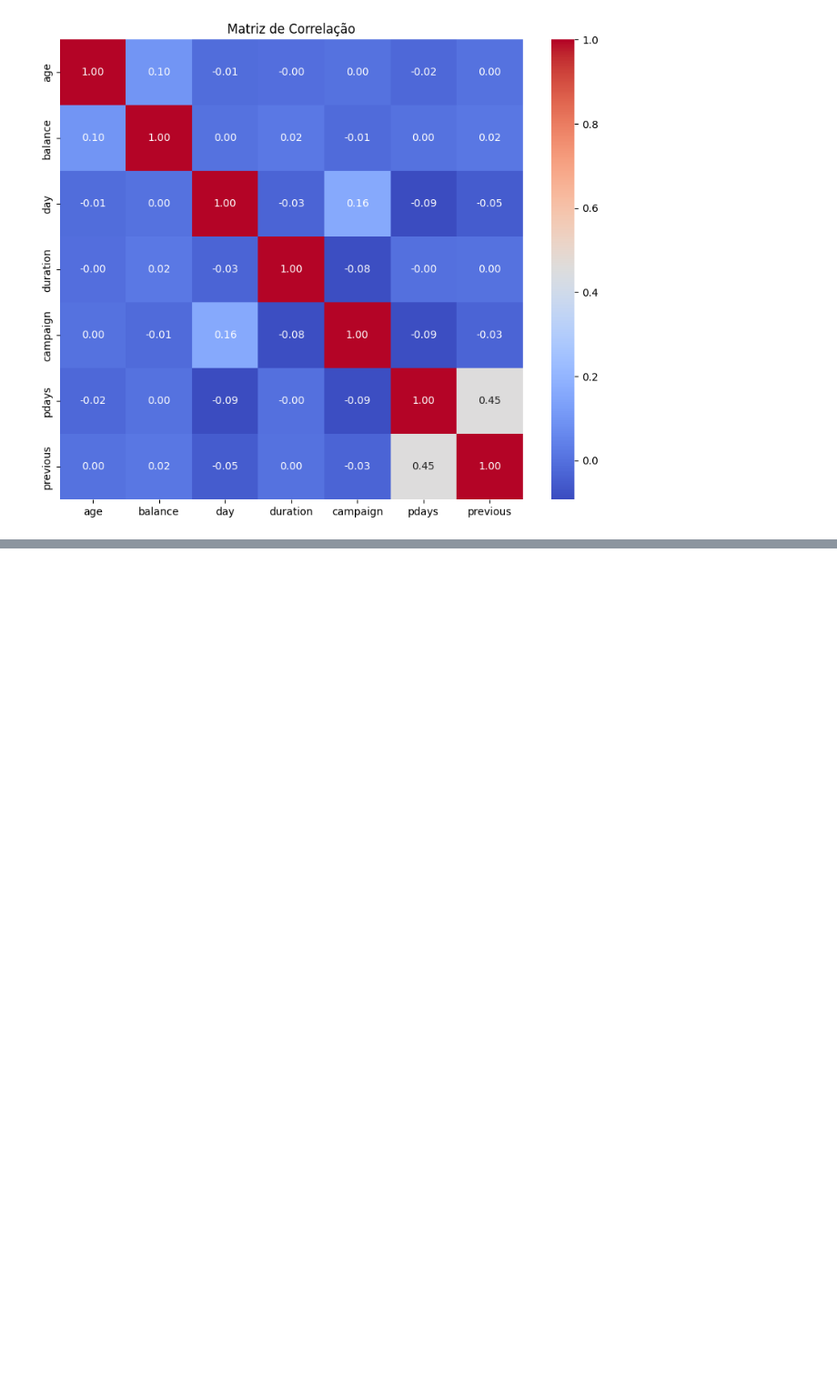
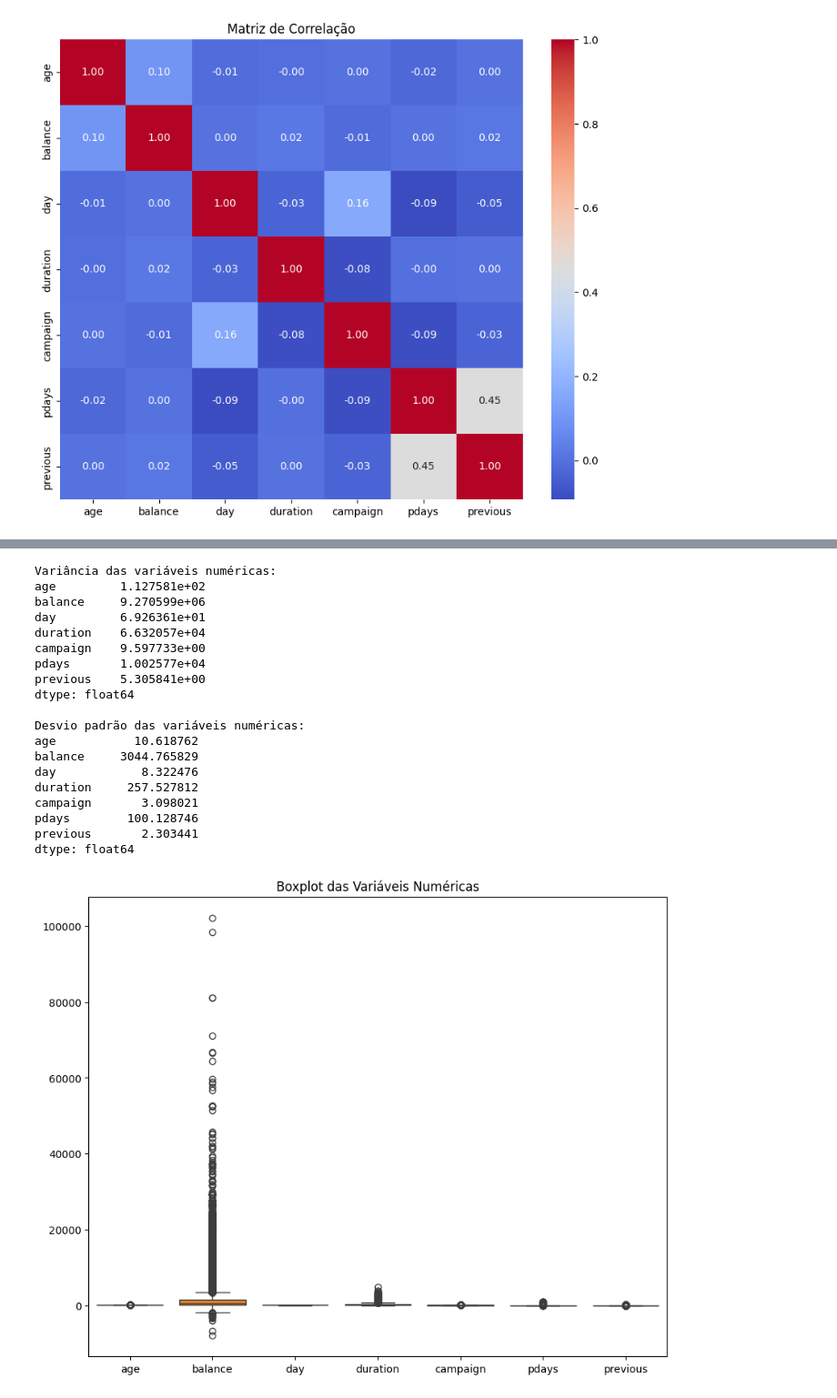
Before and after one commit to UsoppSogeking/bank-marketing-analysis, a Jupyter notebook: notebooks/data_loading.ipynb, the cells around one changed output, grey strips where cells are left out. Shown: that part at 91% size. Saved outputs shown, nothing was run; the diff lists cells and outputs as text; code cells hidden in the pictures; blank space fills up the shorter version.

```diff
--- a/notebooks/data_loading.ipynb
+++ b/notebooks/data_loading.ipynb
@@ -183,0 +189,10 @@ plt.show()
+# %%
+"""Passo 1: Remover Valores Duplicados"""
+# Verificar novamente a quantidade de duplicados
+print("Número de registros duplicados antes da remoção:", data.duplicated().sum())
+
+# Remover duplicados
+data = data.drop_duplicates()
+
+# Confirmar que os duplicados foram removidos
+print("Número de registros duplicados após a remoção:", data.duplicated().sum())
@@ -183,0 +307,40 @@ plt.show()
+# %%
+# Variância e desvio padrão das variáveis numéricas
+numerical_columns = data.select_dtypes(include=['int64', 'float64'])
+
+# Cálculo da variância
+variances = numerical_columns.var()
+print("\nVariância das variáveis numéricas:")
+print(variances)
+
+# Cálculo do desvio padrão
+std_devs = numerical_columns.std()
+print("\nDesvio padrão das variáveis numéricas:")
+print(std_devs)
+
+# Visualização com Boxplot para variáveis numéricas
+plt.figure(figsize=(10, 8))
+sns.boxplot(data=numerical_columns)
+plt.title("Boxplot das Variáveis Numéricas")
+plt.show()
+# %% [output]
+Variância das variáveis numéricas:
+age         1.127581e+02
+balance     9.270599e+06
+day         6.926361e+01
+duration    6.632057e+04
+campaign    9.597733e+00
+pdays       1.002577e+04
+previous    5.305841e+00
+dtype: float64
+
+Desvio padrão das variáveis numéricas:
+age           10.618762
+balance     3044.765829
+day            8.322476
+duration     257.527812
+campaign       3.098021
+pdays        100.128746
+previous       2.303441
+dtype: float64
+[figure, added]
```
Also changed, not shown: parts of 10 cells of this notebook.
